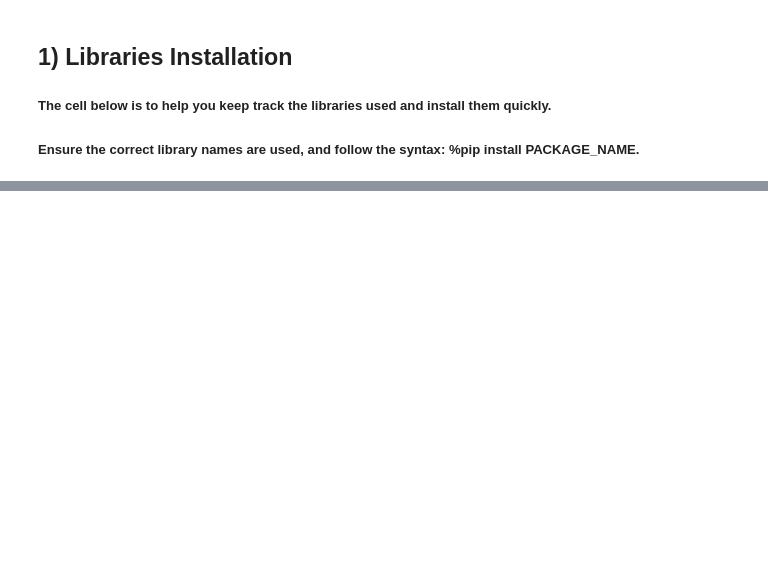
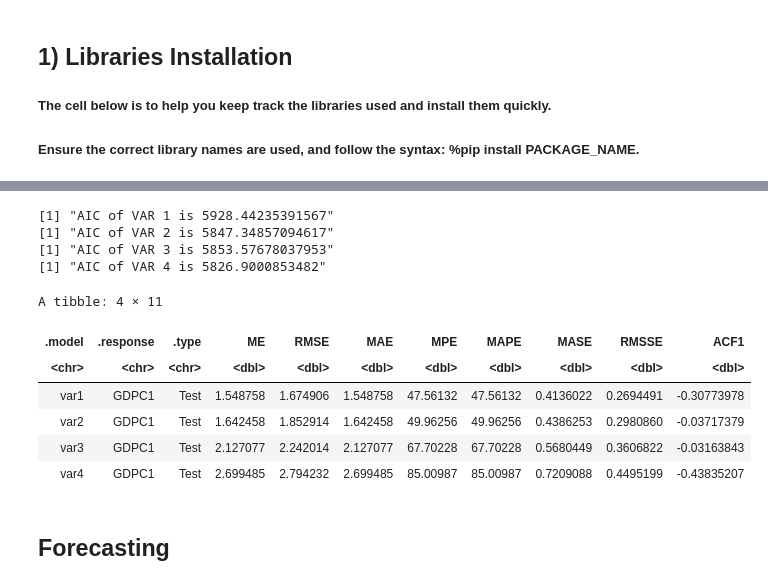
Before and after one commit to jack-gin/databustersteam33, a Jupyter notebook: NUS_DSESC_DATABUSTERS_33.ipynb, the cells around one changed output, grey strips where cells are left out. Cells and saved outputs as stored; diff of their text form; code cells hidden in the pictures; blank space fills up the shorter version.

```diff
--- a/NUS_DSESC_DATABUSTERS_33.ipynb
+++ b/NUS_DSESC_DATABUSTERS_33.ipynb
@@ -149,0 +199,31 @@ AIC = 0.17      AICc = 0.33     BIC = 14.45
+# %%
+var <- transformed[1:215,] %>%
+  model(var1 = VAR(vars(GDPC1, CLAIMSx, UMCSENTx, GS10TB3Mx, ANDENOx) ~ AR(1)),
+        var2 = VAR(vars(GDPC1, CLAIMSx, UMCSENTx, GS10TB3Mx, ANDENOx) ~ AR(2)),
+        var3 = VAR(vars(GDPC1, CLAIMSx, UMCSENTx, GS10TB3Mx, ANDENOx) ~ AR(3)),
+        var4 = VAR(vars(GDPC1, CLAIMSx, UMCSENTx, GS10TB3Mx, ANDENOx) ~ AR(4)))
+
+
+for (i in 1:4){
+   print(sprintf("AIC of VAR %s is %s", i, var[[i]][[1]][["fit"]][["fit"]][["AIC"]]))
+}
+
+var %>%
+  fabletools::forecast(new_data=transformed[216:219,]) %>%
+  accuracy(transformed) %>%
+  filter(.response == 'GDPC1') %>%
+  arrange(RMSE)
+# %% [output]
+[1] "AIC of VAR 1 is 5928.44235391567"
+[1] "AIC of VAR 2 is 5847.34857094617"
+[1] "AIC of VAR 3 is 5853.57678037953"
+[1] "AIC of VAR 4 is 5826.9000853482"
+A tibble: 4 × 11
+| .model | .response | .type | ME | RMSE | MAE | MPE | MAPE | MASE | RMSSE | ACF1 |
+| <chr> | <chr> | <chr> | <dbl> | <dbl> | <dbl> | <dbl> | <dbl> | <dbl> | <dbl> | <dbl> |
+| var1 | GDPC1 | Test | 1.548758 | 1.674906 | 1.548758 | 47.56132 | 47.56132 | 0.4136022 | 0.2694491 | -0.30773978 |
+| var2 | GDPC1 | Test | 1.642458 | 1.852914 | 1.642458 | 49.96256 | 49.96256 | 0.4386253 | 0.2980860 | -0.03717379 |
+| var3 | GDPC1 | Test | 2.127077 | 2.242014 | 2.127077 | 67.70228 | 67.70228 | 0.5680449 | 0.3606822 | -0.03163843 |
+| var4 | GDPC1 | Test | 2.699485 | 2.794232 | 2.699485 | 85.00987 | 85.00987 | 0.7209088 | 0.4495199 | -0.43835207 |
+# %% [markdown]
+## Forecasting
```
Also changed, not shown: parts of 16 cells of this notebook.
